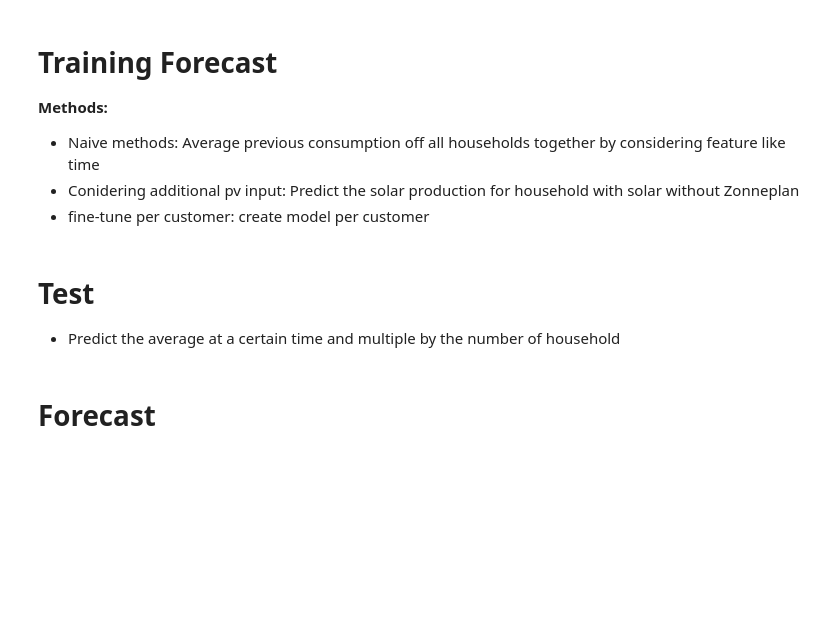
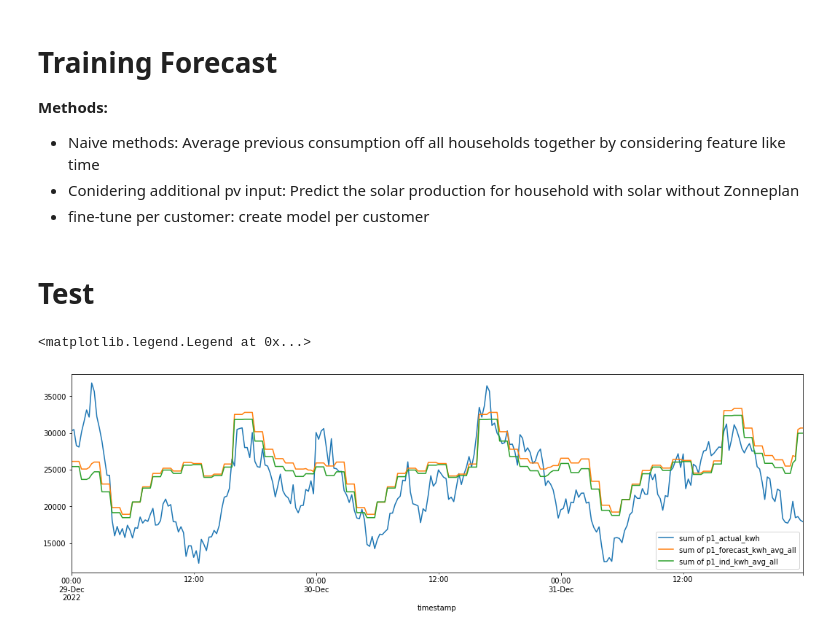
Before and after one commit to ThomasLeMontagner/Zonneplan_Assignment, a Jupyter notebook: Zonneplan_Assignment_Forecast.ipynb, the cells around one changed output. Cells and saved outputs as stored; diff of their text form; code cells hidden in the pictures; blank space fills up the shorter version.

```diff
--- a/Zonneplan_Assignment_Forecast.ipynb
+++ b/Zonneplan_Assignment_Forecast.ipynb
@@ -61,7 +58,9 @@ consumption['ZP_sp'] = consumption.apply(lambda x : 1 if x.contract_id in pv_w_z
+# %%
+data['pv_actual_kwh'] = data['pv_actual_kwh'].replace(np.nan, 0)
 # %% [markdown]
 ### Split: Training and Test
 # %%
-date_split = consumption.timestamp.min() + timedelta(days=20)
+date_split = data.timestamp.min() + timedelta(days=20)
 # %%
-train_data = consumption[consumption.timestamp < date_split]
-test_data = consumption[consumption.timestamp >= date_split]
+train_data = data[data.timestamp < date_split].copy()
+test_data = data[data.timestamp >= date_split].copy()
@@ -84,5 +123,2 @@ Consumption:
 # %% [markdown]
 # Test
-* Predict the average at a certain time and multiple by the number of household
-# %% [markdown]
-# Forecast
@@ -88,0 +160,15 @@ Consumption:
+# %%
+# Deduce the forecast of p1 using the different approaches
+test_data['p1_forecast_avg_all'] = test_data['cons_forecast_avg_all'] - test_data['pv_forecast_kwh']
+test_data['p1_forecast_avg_ind'] = test_data['cons_forecast_avg_ind'] - test_data['pv_forecast_kwh']
+# %%
+fig, ax = plt.subplots(figsize=(18,5))
+test_data.groupby(test_data.timestamp)['p1_actual_kwh'].sum().plot(label = 'sum of p1_actual_kwh')
+test_data.groupby(test_data.timestamp)['cons_forecast_avg_all'].sum().plot(label='sum of p1_forecast_kwh_avg_all', \
+                                                                           ax=ax)
+test_data.groupby(test_data.timestamp)['cons_forecast_avg_ind'].sum().plot(label='sum of p1_ind_kwh_avg_all', \
+                                                                           ax=ax)
+plt.legend()
+# %% [output]
+<matplotlib.legend.Legend at 0x...>
+[figure, added]
```
Also changed, not shown: parts of 34 cells of this notebook.
